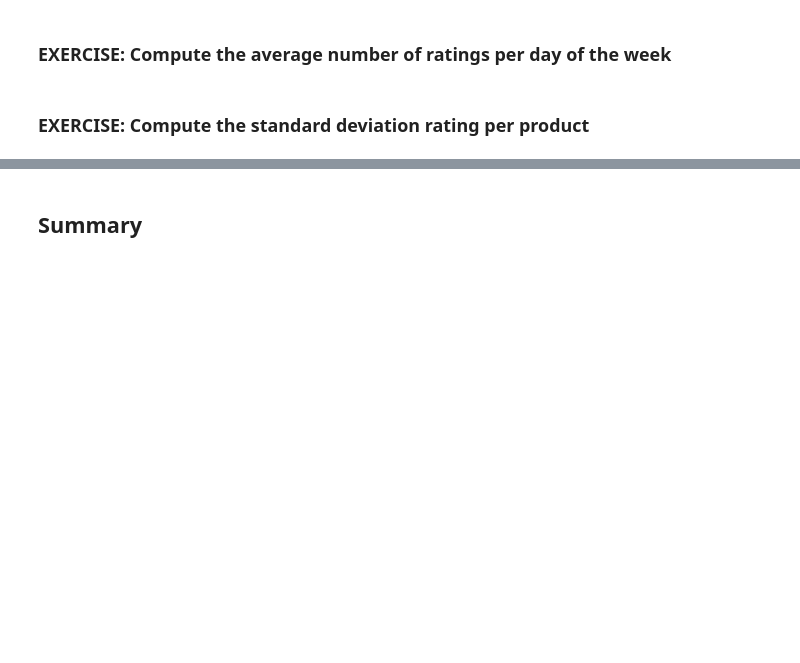
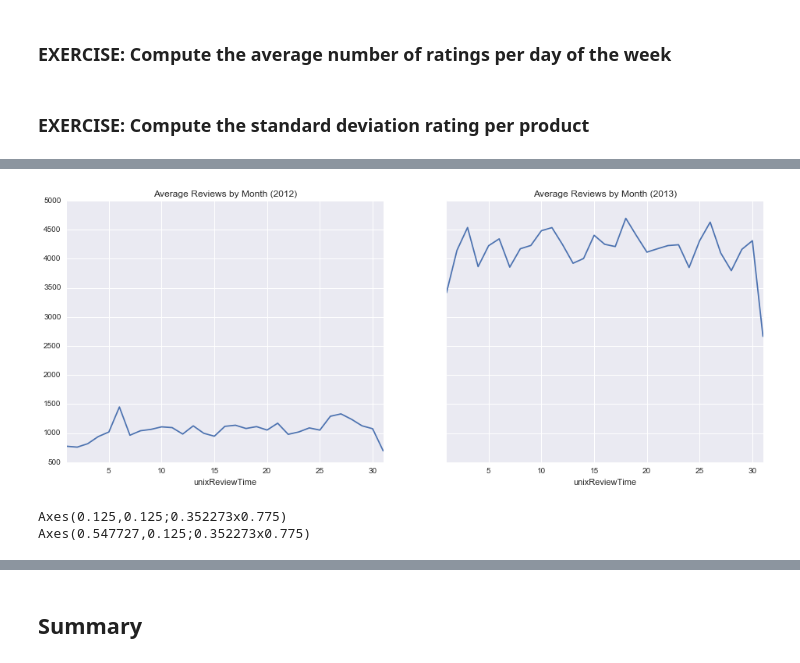
Before and after one commit to aterrel/pydata101, a Jupyter notebook: 1-pandas.ipynb, the cells around one changed output, grey strips where cells are left out. Saved outputs shown, nothing was run; the diff lists cells and outputs as text; code cells hidden in the pictures; blank space fills up the shorter version.

```diff
--- a/1-pandas.ipynb
+++ b/1-pandas.ipynb
@@ -414,0 +508,17 @@ Name: reviewText, dtype: int64
+# %%
+import matplotlib.pyplot as plt
+
+by_month = df.groupby([df.unixReviewTime.dt.year,
+                              df.unixReviewTime.dt.day])['reviewerID'].count()
+
+fig, ax = plt.subplots(1, 2, figsize=(16, 6), sharey=True)
+by_month.loc[2012].plot(title='Average Reviews by Month (2012)', ax=ax[0]);
+by_month.loc[2013].plot(title='Average Reviews by Month (2013)', ax=ax[1]);
+# %% [output]
+[figure, added]
+# %%
+for axi in ax:
+    print(axi)
+# %% [output]
+Axes(0.125,0.125;0.352273x0.775)
+Axes(0.547727,0.125;0.352273x0.775)
```
Also changed, not shown: parts of 31 cells of this notebook.
